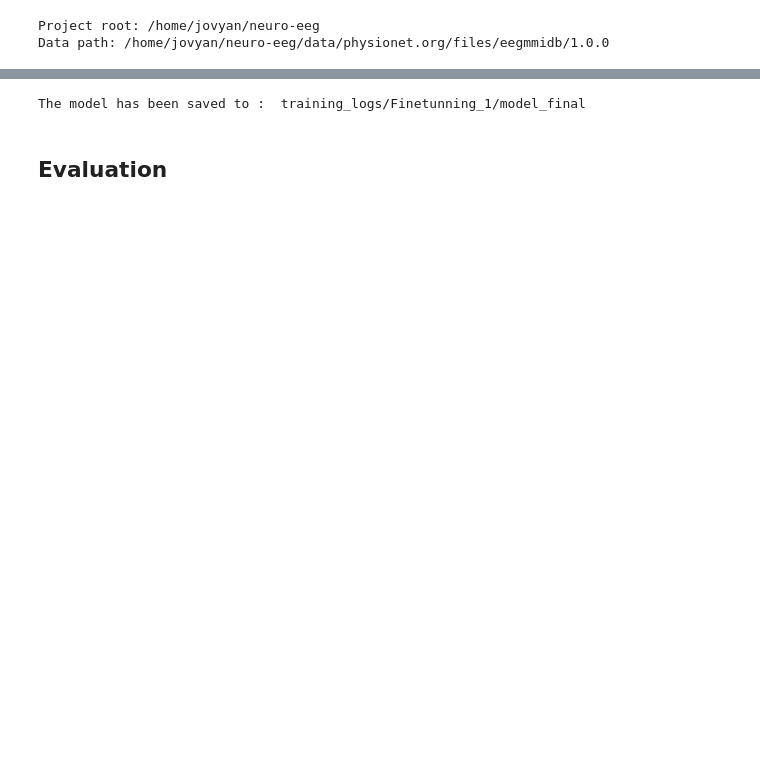
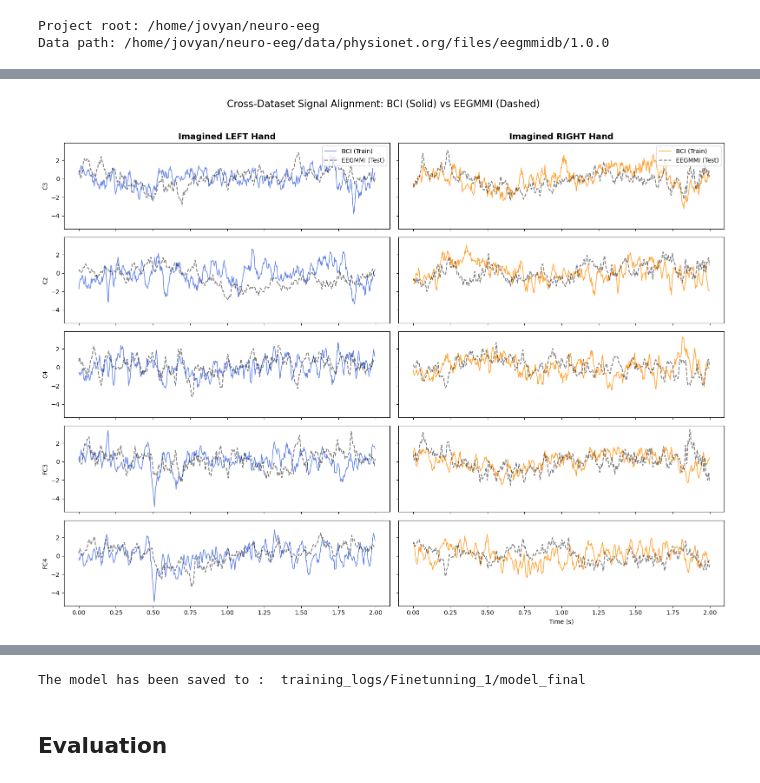
Before and after one commit to SimonKerner/neuro-eeg, a Jupyter notebook: eegmmidb.ipynb, the cells around one changed output, grey strips where cells are left out. Saved outputs shown, nothing was run; the diff lists cells and outputs as text; code cells hidden in the pictures; blank space fills up the shorter version.

Commit message:
aligned datasets

```diff
--- a/eegmmidb.ipynb
+++ b/eegmmidb.ipynb
@@ -377,0 +430,80 @@ Number of subjects loaded:  2
+# %%
+import torch
+import numpy as np
+import matplotlib.pyplot as plt
+
+neurogpt_channels = [
+    "Fz", "FC3", "FC1", "FCz", "FC2", "FC4", "C5", "C3", "C1", "Cz",
+    "C2", "C4", "C6", "CP3", "CP1", "CPz", "CP2", "CP4", "P1", "Pz", "P2", "POz"
+]
+
+def plot_dual_dataset_comparison(bci_ds, eeg_ds, channel_names, neurogpt_channels):
+    # 1. Map names to indices (Now safe from ValueError)
+    channel_indices = [neurogpt_channels.index(ch) for ch in channel_names]
+
+    def get_samples(dataset):
+        left, right = None, None
+        for i in range(len(dataset)):
+            try:
+                sample = dataset[i]
+                label = sample["labels"].item()
+                # Check for Left (0) and Right (1)
+                if label == 0 and left is None:
+                    left = sample["inputs"]
+                elif label == 1 and right is None:
+                    right = sample["inputs"]
+                if left is not None and right is not None:
+                    break
+            except Exception:
+                continue
+        return left, right
+
+    # 2. Extract samples
+    bci_left, bci_right = get_samples(bci_ds)
+    eeg_left, eeg_right = get_samples(eeg_ds)
+
+    # Check if we actually found the samples
+    if bci_left is None or eeg_left is None:
+        print("Error: Could not find both Left and Right samples in one of the datasets.")
+        return
+
+    # 3. Setup Plot
+    sfreq = 250
+    num_samples = bci_left.shape[-1]
+    time = np.arange(num_samples) / sfreq
+
+    fig, axes = plt.subplots(len(channel_indices), 2, figsize=(16, 12), sharex=True, sharey=True)
+
+    for i, ch_idx in enumerate(channel_indices):
+        # --- LEFT HAND COLUMN ---
+        axes[i, 0].plot(time, bci_left[0, ch_idx].numpy(),
+                        color='royalblue', label='BCI (Train)', alpha=0.8, linewidth=1.2)
+        axes[i, 0].plot(time, eeg_left[0, ch_idx].numpy(),
+                        color='black', label='EEGMMI (Test)', alpha=0.5, linestyle='--')
+
+        axes[i, 0].set_ylabel(f"{channel_names[i]}")
+        if i == 0:
+            axes[i, 0].set_title("Imagined LEFT Hand", fontsize=14, fontweight='bold')
+            axes[i, 0].legend(loc='upper right')
+
+        # --- RIGHT HAND COLUMN ---
+        axes[i, 1].plot(time, bci_right[0, ch_idx].numpy(),
+                        color='darkorange', label='BCI (Train)', alpha=0.8, linewidth=1.2)
+        axes[i, 1].plot(time, eeg_right[0, ch_idx].numpy(),
+                        color='black', label='EEGMMI (Test)', alpha=0.5, linestyle='--')
+
+        if i == 0:
+            axes[i, 1].set_title("Imagined RIGHT Hand", fontsize=14, fontweight='bold')
+            axes[i, 1].legend(loc='upper right')
+
+    plt.xlabel("Time (s)")
+    plt.suptitle("Cross-Dataset Signal Alignment: BCI (Solid) vs EEGMMI (Dashed)", y=1.02, fontsize=16)
+    plt.tight_layout()
+    plt.show()
+
+# --- Updated channel list to match your neurogpt_channels list ---
+target_channels = ["C3", "Cz", "C4", "FC3", "FC4"]
+
+plot_dual_dataset_comparison(train_dataset, test_dataset_EEG, target_channels, neurogpt_channels)
+# %% [output]
+[figure, added]
```
Also changed, not shown: parts of 35 cells of this notebook, 4 other files.
